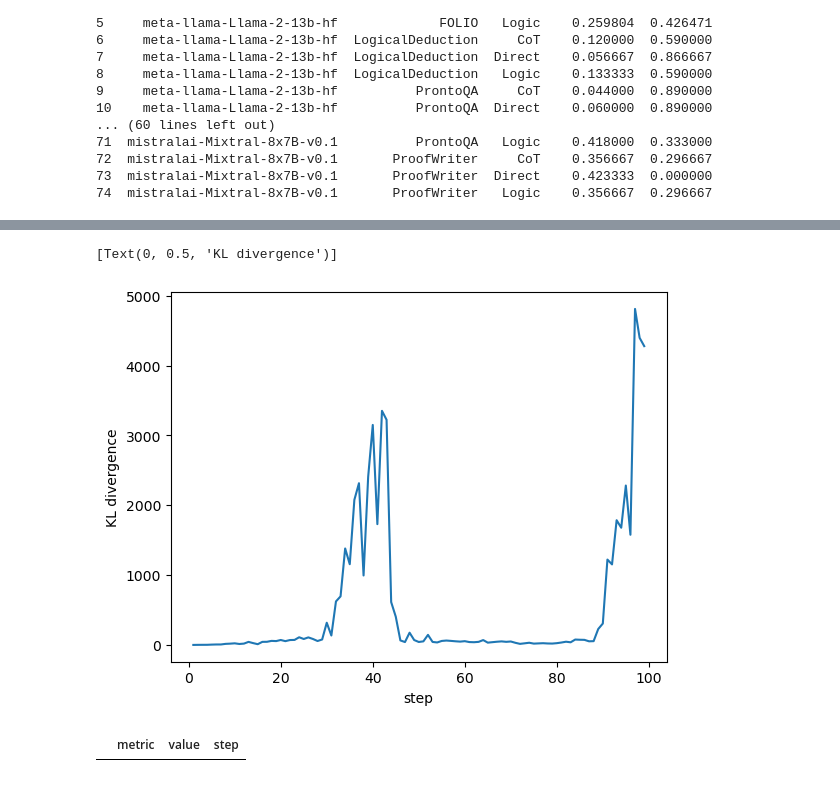
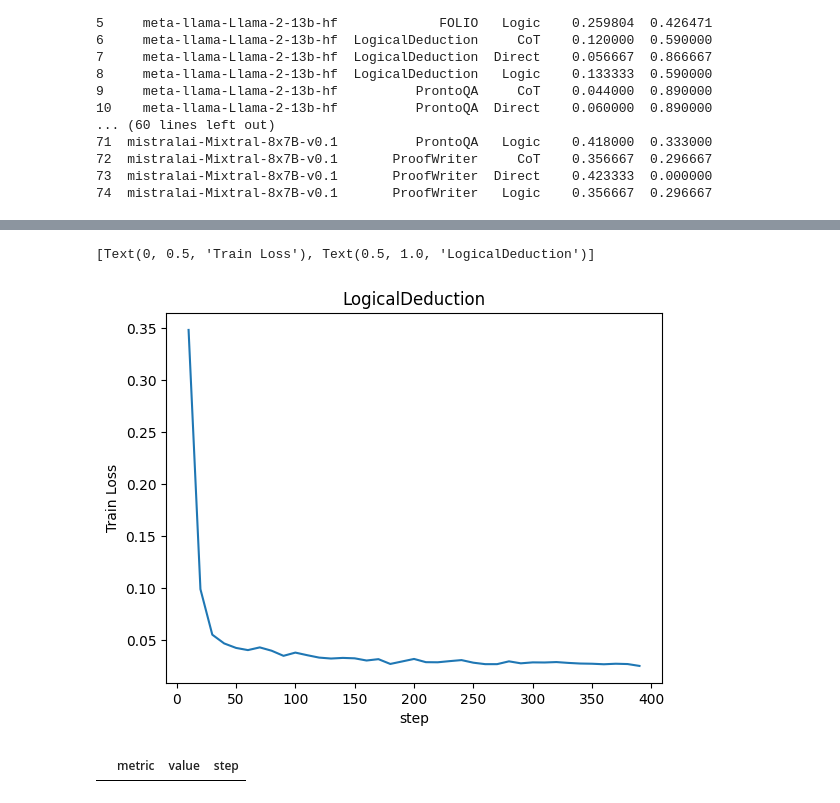
Before and after one commit to wernerolaf/Logic-LLM, a Jupyter notebook: results.ipynb, the cells around one changed output, grey strips where cells are left out. Saved outputs shown, nothing was run; the diff lists cells and outputs as text; code cells hidden in the pictures.

```diff
--- a/results.ipynb
+++ b/results.ipynb
@@ -376,7 +349,7 @@ def tflog2pandas(path):
         traceback.print_exc()
     return runlog_data
 # %%
-path="/mnt/evafs/groups/luckner-lab/models/mistralai/Mistral-7B-v0.1/LogicalDeduction/ppo/logs/trl" #folderpath
+path="/mnt/evafs/groups/luckner-lab/models/mistralai/Mistral-7B-v0.1/LogicalDeduction/sft/runs/Jun11_22-53-05_dgx-4.eden" #folderpath
 df=tflog2pandas(path)
 # %%
 df.metric.unique()
@@ -414,10 +379,10 @@ df.loc[df.metric=="objective/kl",:]
 # %%
 import seaborn as sns
 # %%
-sns.lineplot(data=df.loc[df.metric=="objective/kl",:],x="step",y="value").set(ylabel="KL divergence")
+sns.lineplot(data=df.loc[df.metric=="train/loss",:],x="step",y="value").set(ylabel="Train Loss", title="LogicalDeduction")
 # %% [output]
-[Text(0, 0.5, 'KL divergence')]
+[Text(0, 0.5, 'Train Loss'), Text(0.5, 1.0, 'LogicalDeduction')]
-[figure, old version]
+[figure, new version]
 # %%
 # sns.relplot(data=df,x="step",y="value",row="metric",kind="line")
 # %%
```
Also changed, not shown: parts of 17 cells of this notebook, 15 other files.
